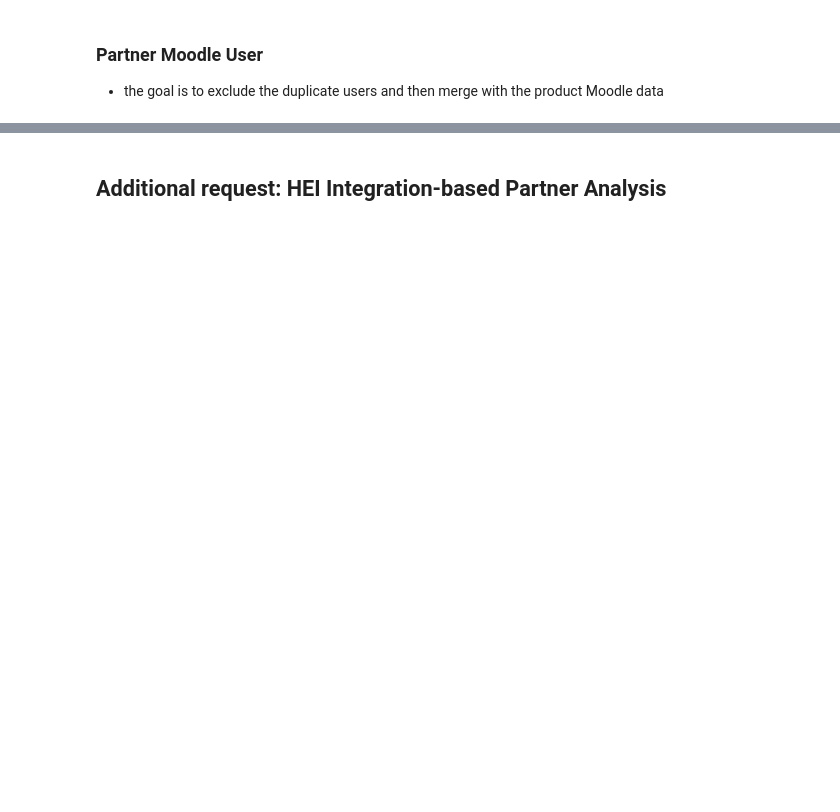
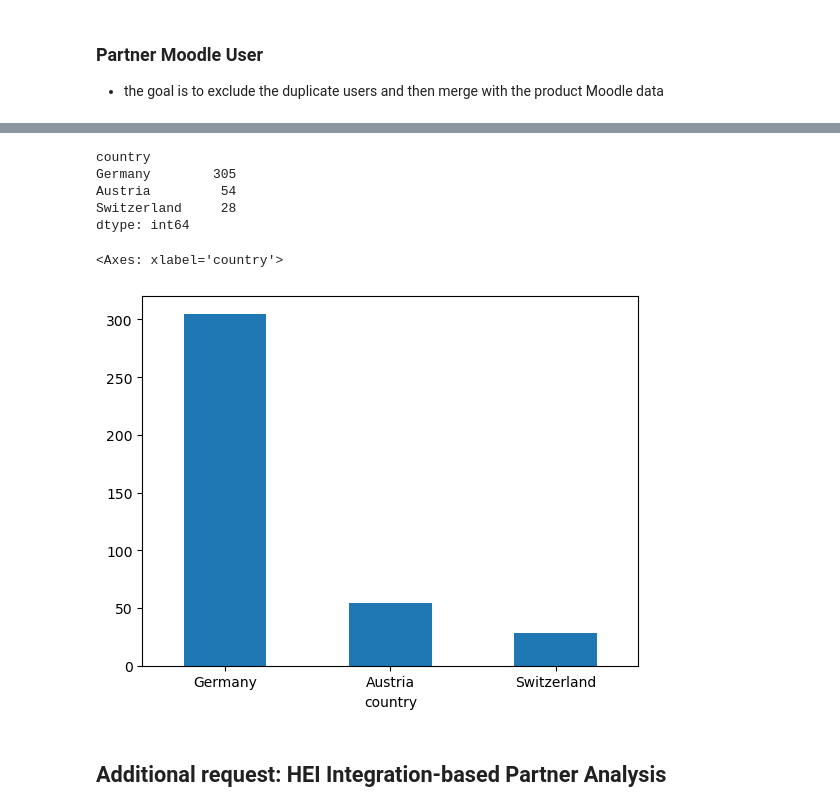
Before and after one commit to LenaAoyamaLawrence/Public-Projects, a Jupyter notebook: HEI Integration_CleanUp.ipynb, the cells around one changed output, grey strips where cells are left out. Drawn from its saved outputs; the diff is of its cells as text; code cells hidden in the pictures; blank space fills up the shorter version.

```diff
--- a/HEI Integration_CleanUp.ipynb
+++ b/HEI Integration_CleanUp.ipynb
@@ -933,16 +1638,16 @@ enrol_df['Category name'] = enrol_df['Category name'].str.strip()
 
 enrol_df['Name'] = enrol_df['Name'].str.lower().str.strip()
 # %%
-# create a dictionary that maps the categories
+# create a dictionary that maps the categories --> check with the latest course category
 
-cat_dic = {'FernUniversität in Hagen' : ['FernUni Hagen', 'FeUW Institut für wissenschaftliche Weiterbildung', 'LG Bildungstheorie. u. Medienpädagogik', 'OpenEU', 'Kopien aus Kursbibliothek', 'FeU-Zertifikatsstudium'],\
+cat_dic = {'FernUniversität in Hagen' : ['FernUni Hagen', 'FeUW Institut für wissenschaftliche Weiterbildung', 'LG Bildungstheorie. u. Medienpädagogik', 'OpenEU', 'Kopien aus Kursbibliothek', 'FeU-Zertifikatsstudium', 'KINE Produktkatalog'],\
            'DHBW' : ['DHBW Heilbronn', 'DHBW Stuttgart', 'DHBW Mosbach', 'DHBW Mannheim', 'DHBW-weite Angebote', 'DHBW Villingen-Schwenningen bulk action selection','DHBW Villingen-Schwenningen'],\
            'Hochschule Heilbronn' : ['Fakultät Informatik', 'Innovation Lab - WS 25/26', 'Fakultät Technik', 'Fakultät International Business', 'Fakultät Wirtschaft', 'Fakultät Management und Vertrieb', 'Allgemeine KI-Kurse HHN'],\
            'AI Traqc' : ['Basics KI', 'KI Recht und Ethik', 'Branchenspezifische Kurse', 'Prompting und Chatbots', 'Prompting und Chatbots', 'Business Innovation - KI neu im Unternehmen'],\
            'Universität Wuppertal' : ['Bergische Universität Wuppertal', 'School of Education'],\
            'Karlsruher Institut für Technologie (KIT)' : ['KIT - Karlsruher Institut für Technologie', 'KOALA'],\
            'Hochschule Düsseldorf' : ['Fachbereich Medien', 'Künstliche Intelligenz sozialverantwortlich gestalten'],\
-           'Verband kommunaler Unternehmen e.V.' : ['Industrie 4.0'],\
+           #'Verband kommunaler Unternehmen e.V.' : ['Industrie 4.0'],\
            'Frankfurt University of Applied Sciences' : ['DigiKomT'], \
            "Hafencity Universität Hamburg" : ['HafenCity Universität Hamburg']
           }
@@ -1003,8 +1753,11 @@ partner_merge
 # change the provider_type and merge with HEI table
 
 partner_merge.loc[partner_merge['provider'] == 'Frankfurt University of Applied Sciences', ['country', 'provider_type']] = ['Germany', 2.0]
+partner_merge.loc[partner_merge['provider'] == 'Goethe-Universität Frankfurt', ['country', 'provider_type']] = ['Germany', 2.0]
 partner_merge.loc[partner_merge['provider'] == 'Hochschule für Finanzwirtschaft & Management GmbH', ['country', 'provider_type']] = ['Germany', 1.0]
+partner_merge.loc[partner_merge['provider'] == 'Justus-Liebig-Universität Gießen', ['country', 'provider_type']] = ['Germany', 2.0]
 partner_merge.loc[partner_merge['provider'] == 'LÄK Hessen', ['country', 'provider_type']] = ['Germany', 1.0]
+partner_merge.loc[partner_merge['provider'] == 'Ravati Seminare GmbH', ['country', 'provider_type']] = ['Germany', 1.0]
 partner_merge.loc[partner_merge['provider'] == 'SCHUNK', ['country', 'provider_type']] = ['Germany', 1.0]
 
 partner_merge
@@ -1015,7 +1786,7 @@ hei_partner = partner_merge[partner_merge['provider_type'] == 2.0]
 
 hei_data_total_moodle = hei_data_moodle.merge(hei_partner, how = 'left', on = 'provider')
 
-hei_data_total_moodle = hei_data_total_moodle.drop(['country', 'provider_type'], axis = 1)
+hei_data_total_moodle = hei_data_total_moodle.drop(['country_y', 'provider_type'], axis = 1)
 
 check_idx = hei_data_total_moodle[hei_data_total_moodle['count_y'].notnull()].index
 
@@ -1029,9 +1818,11 @@ hei_data_total_moodle.iloc[check_idx]
 # drop count_y and rename count_x
 hei_data_total_moodle = hei_data_total_moodle.drop('count_y', axis = 1)
 
-hei_data_total_moodle.rename(columns = {'count_x' : 'count'}, inplace = True)
+hei_data_total_moodle.rename(columns = {'count_x' : 'count', 'country_x' : 'country'}, inplace = True)
 
 hei_data_total_moodle = hei_data_total_moodle.sort_values(by = ['count'], ascending = False).reset_index()
+
+hei_data_total_moodle['count'] = hei_data_total_moodle['count'].astype('int32')
 
 hei_data_total_moodle.drop('index', axis = 1, inplace = True)
 
@@ -1104 +1959,18 @@ german_map_total_moodle.plot(column = 'Anzahl der Integration', cmap = 'OrRd', l
+# %%
+# bonous - DACH HEI number
+hei_data_dach_moodle = hei_data_total_moodle[hei_data_total_moodle['country'].isin(['Germany', 'Austria', 'Switzerland'])]
+
+hei_data_dach_count_moodle = hei_data_dach_moodle.value_counts('country')
+
+print(hei_data_dach_count_moodle)
+
+hei_data_dach_count_moodle.plot.bar(rot = 0)
+# %% [output]
+country
+Germany        305
+Austria         54
+Switzerland     28
+dtype: int64
+<Axes: xlabel='country'>
+[figure, added]
 # %%
```
Also changed, not shown: parts of 97 cells of this notebook.
